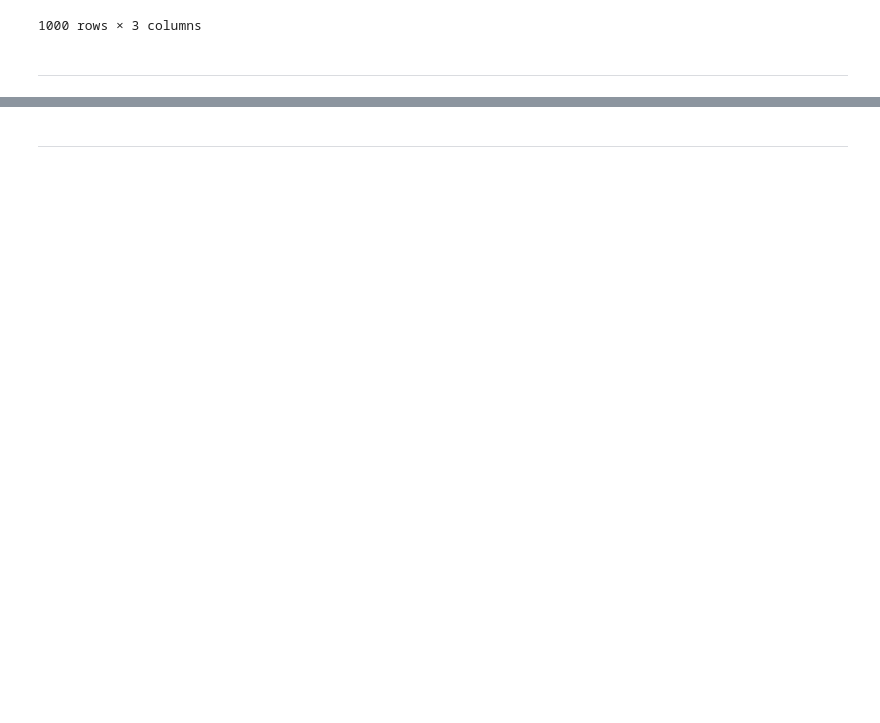
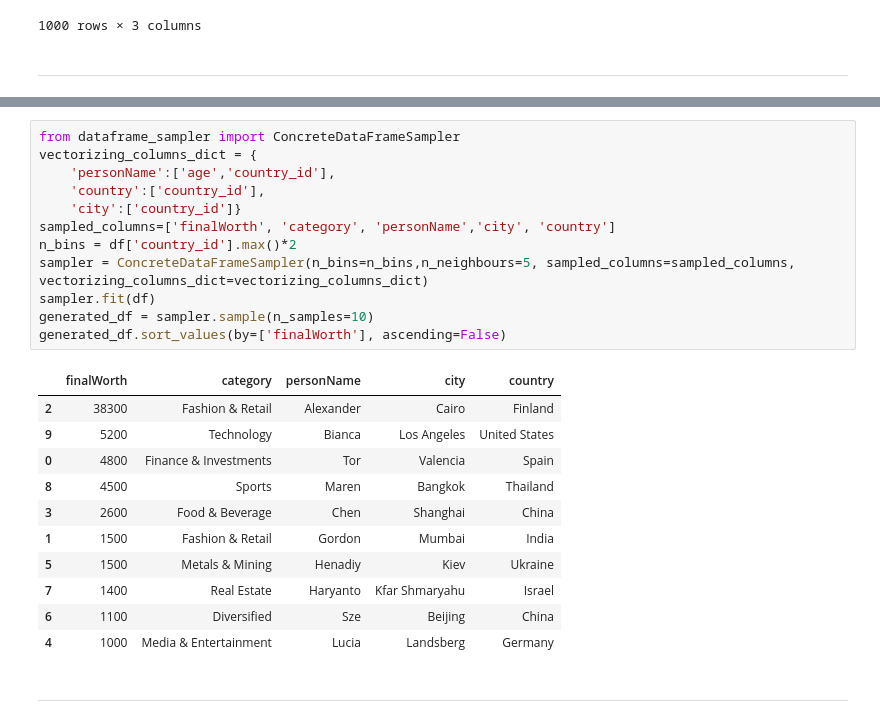
Before and after one commit to Xfcosta/DataFrameSampler, a Jupyter notebook: dataframe_sampler_notebook.ipynb, the cells around one changed output, grey strips where cells are left out. Cells and saved outputs as stored; diff of their text form; blank space fills up the shorter version.

```diff
--- a/dataframe_sampler_notebook.ipynb
+++ b/dataframe_sampler_notebook.ipynb
@@ -92,2 +105,26 @@ generated_df
+# %%
+from dataframe_sampler import ConcreteDataFrameSampler
+vectorizing_columns_dict = {
+    'personName':['age','country_id'],
+    'country':['country_id'],
+    'city':['country_id']}
+sampled_columns=['finalWorth', 'category', 'personName','city', 'country']
+n_bins = df['country_id'].max()*2
+sampler = ConcreteDataFrameSampler(n_bins=n_bins,n_neighbours=5, sampled_columns=sampled_columns, vectorizing_columns_dict=vectorizing_columns_dict)
+sampler.fit(df)
+generated_df = sampler.sample(n_samples=10)
+generated_df.sort_values(by=['finalWorth'], ascending=False)
+# %% [output]
+|  | finalWorth | category | personName | city | country |
+| 2 | 38300 | Fashion & Retail | Alexander | Cairo | Finland |
+| 9 | 5200 | Technology | Bianca | Los Angeles | United States |
+| 0 | 4800 | Finance & Investments | Tor | Valencia | Spain |
+| 8 | 4500 | Sports | Maren | Bangkok | Thailand |
+| 3 | 2600 | Food & Beverage | Chen | Shanghai | China |
+| 1 | 1500 | Fashion & Retail | Gordon | Mumbai | India |
+| 5 | 1500 | Metals & Mining | Henadiy | Kiev | Ukraine |
+| 7 | 1400 | Real Estate | Haryanto | Kfar Shmaryahu | Israel |
+| 6 | 1100 | Diversified | Sze | Beijing | China |
+| 4 | 1000 | Media & Entertainment | Lucia | Landsberg | Germany |
 # %% [markdown]
 ---
```
Also changed, not shown: parts of 11 cells of this notebook, 1 other file.
